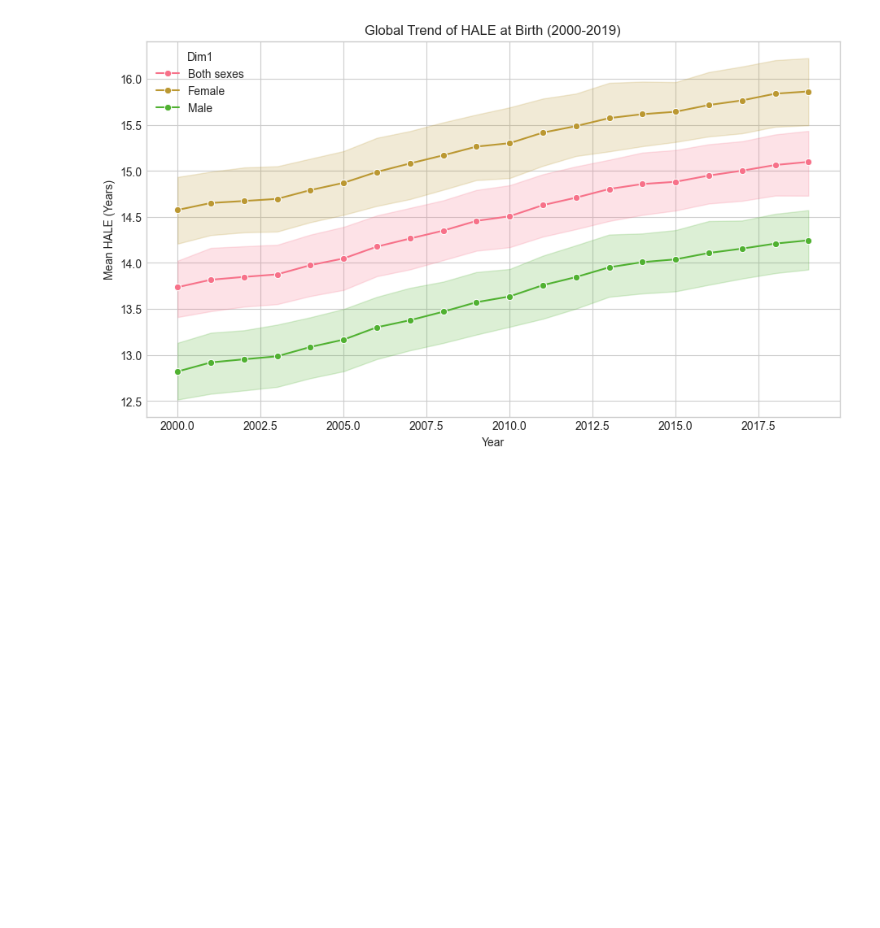
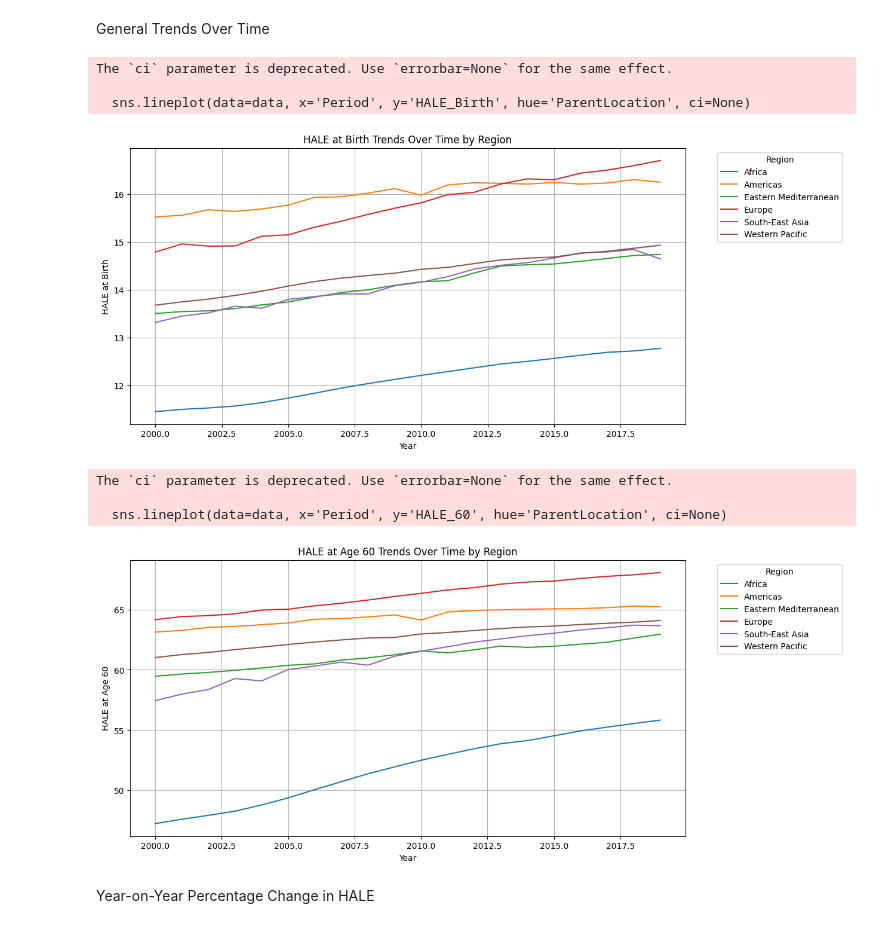
Before and after one commit to HALA-Prediction-466/HALE-prediction, a Jupyter notebook: code/EDA.ipynb, the cells around one changed output. Drawn from its saved outputs; the diff is of its cells as text; code cells hidden in the pictures; blank space fills up the shorter version.

```diff
--- a/code/EDA.ipynb
+++ b/code/EDA.ipynb
@@ -1,7 +1,8 @@
 # %%
+import seaborn as sns
 import pandas as pd
 import matplotlib.pyplot as plt
-import seaborn as sns
 
-plt.style.use('seaborn-v0_8-whitegrid')
-sns.set_palette("husl")
+# Load the dataset
+data = pd.read_csv('../data/cleaned_merged_dataset.csv')
+print(data.describe())
@@ -50 +85,5 @@ plt.show()
+# %%
+# Categorize countries by high and low Infant Mortality and Obesity
+data['Infant_Mortality_Category'] = data['infant mortality rate (between birth and 11 months per 1000 live births)'].apply(lambda x: 'High' if x > data['infant mortality rate (between birth and 11 months per 1000 live births)'].median() else 'Low')
+data['Obesity_Category'] = data['Prevalence of obesity among adults, BMI ³ 30 (age-standardized estimate) (%)'].apply(lambda x: 'High' if x > data['Prevalence of obesity among adults, BMI ³ 30 (age-standardized estimate) (%)'].median() else 'Low')
 # %%
@@ -70,9 +133,35 @@ plt.show()
+# %% [markdown]
+General Trends Over Time
 # %%
-plt.figure(figsize=(11, 6))
-sns.lineplot(data=data, x='Period', y='HALE_Birth', hue='Dim1', marker='o')
-plt.title('Global Trend of HALE at Birth (2000-2019)')
-plt.xlabel('Year')
-plt.ylabel('Mean HALE (Years)')
+import seaborn as sns
+
+# Line plot for HALE at Birth over time
+plt.figure(figsize=(12, 6))
+sns.lineplot(data=data, x='Period', y='HALE_Birth', hue='ParentLocation', ci=None)
+plt.title("HALE at Birth Trends Over Time by Region")
+plt.xlabel("Year")
+plt.ylabel("HALE at Birth")
+plt.grid(True)
+plt.legend(title="Region", bbox_to_anchor=(1.05, 1), loc='upper left')
 plt.show()
+
+# Line plot for HALE at Age 60 over time
+plt.figure(figsize=(12, 6))
+sns.lineplot(data=data, x='Period', y='HALE_60', hue='ParentLocation', ci=None)
+plt.title("HALE at Age 60 Trends Over Time by Region")
+plt.xlabel("Year")
+plt.ylabel("HALE at Age 60")
+plt.grid(True)
+plt.legend(title="Region", bbox_to_anchor=(1.05, 1), loc='upper left')
+plt.show()
 # %% [output]
+The `ci` parameter is deprecated. Use `errorbar=None` for the same effect.
+
+  sns.lineplot(data=data, x='Period', y='HALE_Birth', hue='ParentLocation', ci=None)
-[figure, old version]
+[figure, new version]
+The `ci` parameter is deprecated. Use `errorbar=None` for the same effect.
+
+  sns.lineplot(data=data, x='Period', y='HALE_60', hue='ParentLocation', ci=None)
+[figure, added]
+# %% [markdown]
+Year-on-Year Percentage Change in HALE
```
Also changed, not shown: parts of 9 cells of this notebook.
